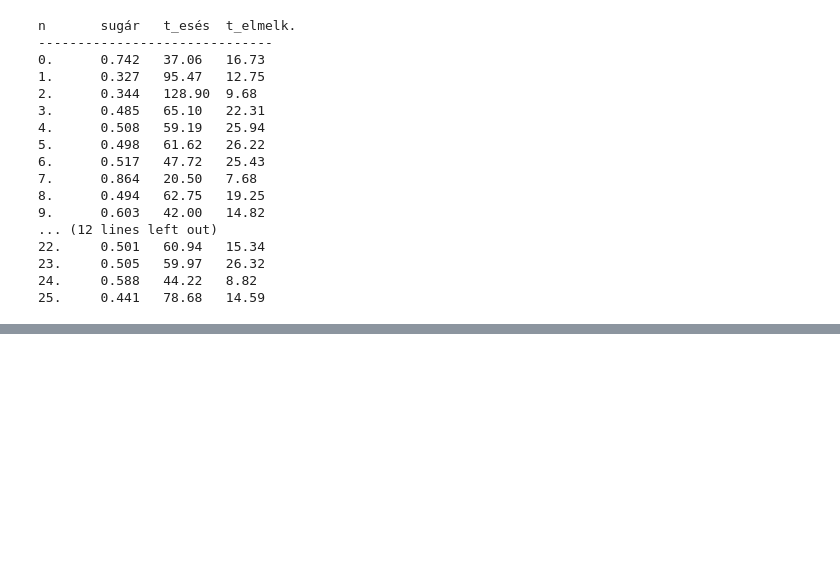
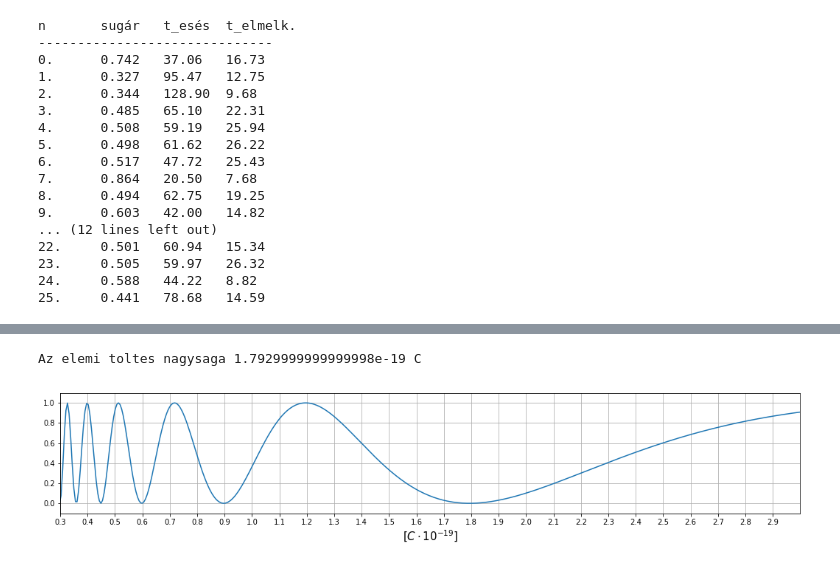
Before and after one commit to kkrisp/laborok, a Jupyter notebook: millikan_kiserlet.ipynb, the cells around one changed output, grey strips where cells are left out. Cells and saved outputs as stored; diff of their text form; code cells hidden in the pictures; blank space fills up the shorter version.

```diff
--- a/millikan_kiserlet.ipynb
+++ b/millikan_kiserlet.ipynb
@@ -117,0 +131,39 @@ n       töltés  t_esés  t_elmelk.
+# %%
+el=linspace(1.6*10**(-19),1.9*10**(-19),301)
+##lusta modon szemmel megneztem, hogy kb. hanyszorosa az elemi toltesnek (vagy mivel az itt meg ismeretlen, ezert az itteni
+#legkisebb erteknek)
+N=[-1,1,1,1,1,1,1,5,1,2,1,1,2,1,4,2,2,1,1,1,4,2,1,1,3,1]
+# %%
+f=[0]*len(el)
+for i in range (len(el)):
+    for j in range(len(N)):
+        f[i]=sum(sin(pi*q[j]*N[j]/el[i])**2)
+# %%
+kis=f[0]
+pos=0
+for i in range(len(f)):
+    if f[i]<kis:
+        kis=f[i]
+        pos=i
+
+print("Az elemi toltes nagysaga",el[pos],"C")
+# %% [output]
+Az elemi toltes nagysaga 1.7929999999999998e-19 C
+# %%
+xx=linspace(10**(-20),3*10**(-19), 500)
+fx=[0]*len(xx)
+for i in range (len(xx)):
+    for j in range(len(N)):
+        fx[i]=sum(sin(pi*q[j]*N[j]/xx[i])**2)
+
+figsize(18, 3)
+ylim(-0.1, 1.1)
+xticks(arange(30)/10)
+xlim(0.3, 3)
+xlabel(r'[$C\cdot10^{-19}$]', fontsize = 15)
+grid(True)
+plot(xx*10**(19), fx);
+
+savefig('mill_scaled.png')
+# %% [output]
+[figure, added]
```
Also changed, not shown: parts of 3 cells of this notebook.
